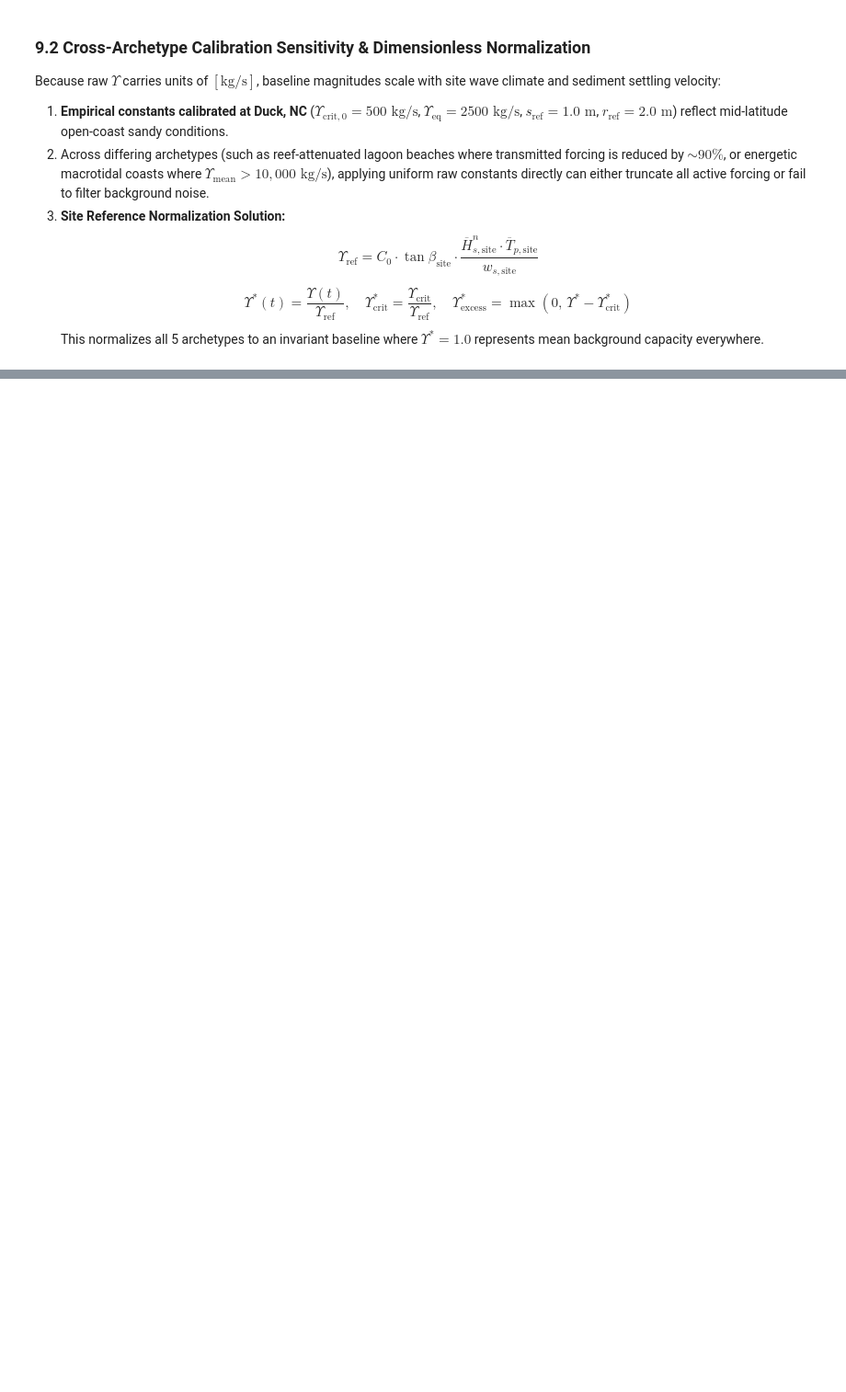
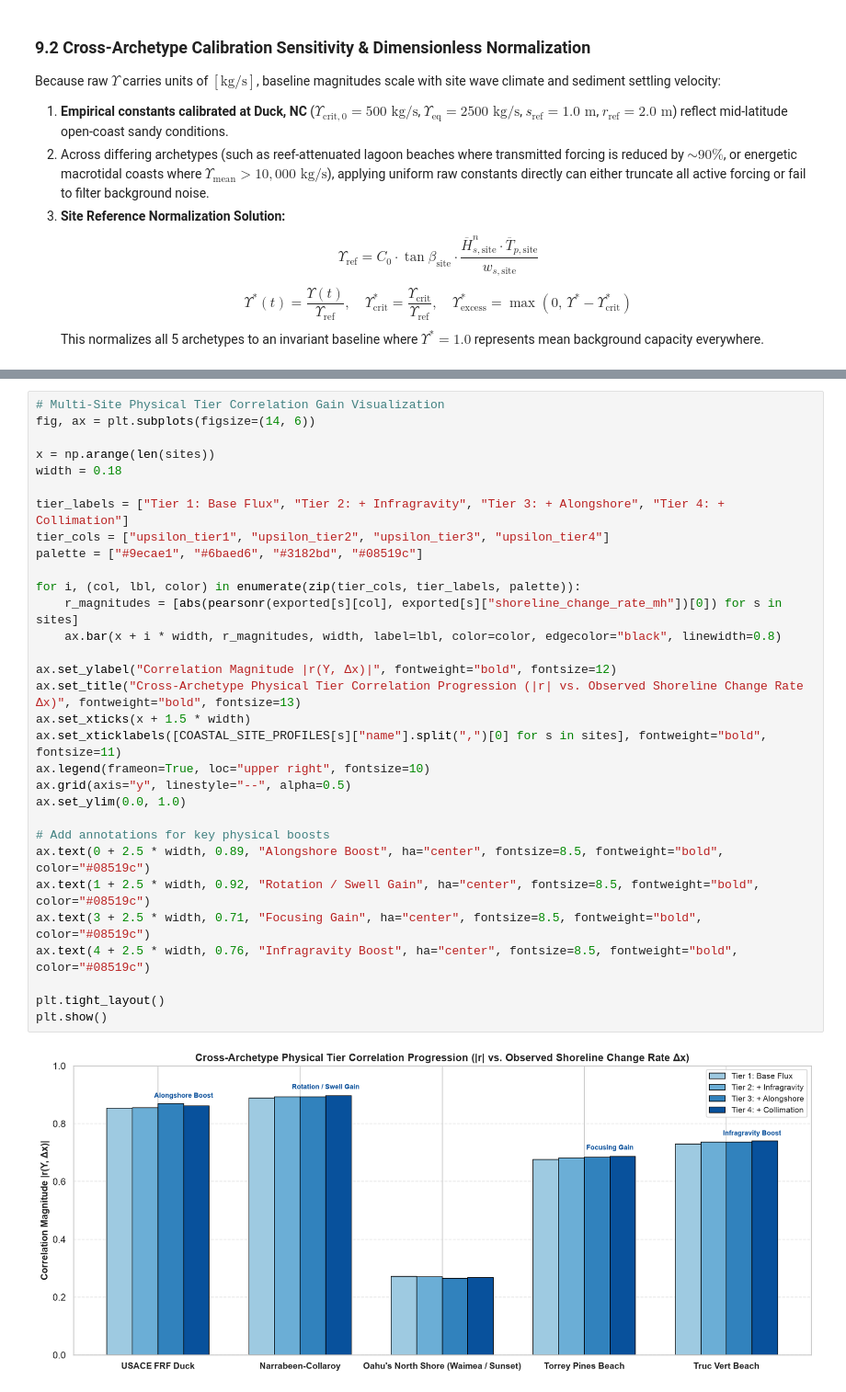
Before and after one commit to sam-tritto/unified-coastal-erosion-index, a Jupyter notebook: 01_Unified_Feature_Engineering.ipynb, the cells around one changed output, grey strips where cells are left out. Shown at 92% size. Saved outputs shown, nothing was run; the diff lists cells and outputs as text; blank space fills up the shorter version.

```diff
--- a/01_Unified_Feature_Engineering.ipynb
+++ b/01_Unified_Feature_Engineering.ipynb
@@ -376,0 +451,33 @@ plt.show()
+# %%
+# Multi-Site Physical Tier Correlation Gain Visualization
+fig, ax = plt.subplots(figsize=(14, 6))
+
+x = np.arange(len(sites))
+width = 0.18
+
+tier_labels = ["Tier 1: Base Flux", "Tier 2: + Infragravity", "Tier 3: + Alongshore", "Tier 4: + Collimation"]
+tier_cols = ["upsilon_tier1", "upsilon_tier2", "upsilon_tier3", "upsilon_tier4"]
+palette = ["#9ecae1", "#6baed6", "#3182bd", "#08519c"]
+
+for i, (col, lbl, color) in enumerate(zip(tier_cols, tier_labels, palette)):
+    r_magnitudes = [abs(pearsonr(exported[s][col], exported[s]["shoreline_change_rate_mh"])[0]) for s in sites]
+    ax.bar(x + i * width, r_magnitudes, width, label=lbl, color=color, edgecolor="black", linewidth=0.8)
+
+ax.set_ylabel("Correlation Magnitude |r(Υ, Δx)|", fontweight="bold", fontsize=12)
+ax.set_title("Cross-Archetype Physical Tier Correlation Progression (|r| vs. Observed Shoreline Change Rate Δx)", fontweight="bold", fontsize=13)
+ax.set_xticks(x + 1.5 * width)
+ax.set_xticklabels([COASTAL_SITE_PROFILES[s]["name"].split(",")[0] for s in sites], fontweight="bold", fontsize=11)
+ax.legend(frameon=True, loc="upper right", fontsize=10)
+ax.grid(axis="y", linestyle="--", alpha=0.5)
+ax.set_ylim(0.0, 1.0)
+
+# Add annotations for key physical boosts
+ax.text(0 + 2.5 * width, 0.89, "Alongshore Boost", ha="center", fontsize=8.5, fontweight="bold", color="#08519c")
+ax.text(1 + 2.5 * width, 0.92, "Rotation / Swell Gain", ha="center", fontsize=8.5, fontweight="bold", color="#08519c")
+ax.text(3 + 2.5 * width, 0.71, "Focusing Gain", ha="center", fontsize=8.5, fontweight="bold", color="#08519c")
+ax.text(4 + 2.5 * width, 0.76, "Infragravity Boost", ha="center", fontsize=8.5, fontweight="bold", color="#08519c")
+
+plt.tight_layout()
+plt.show()
+# %% [output]
+[figure, added]
```
Also changed, not shown: parts of 5 cells of this notebook, 3 other files.
